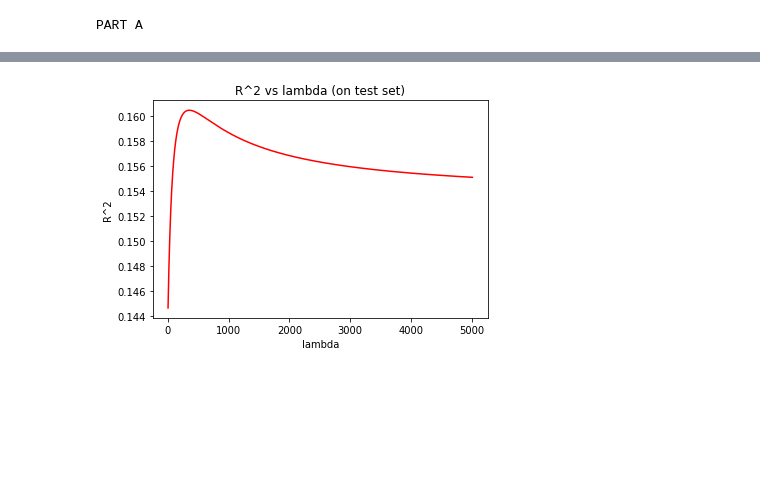
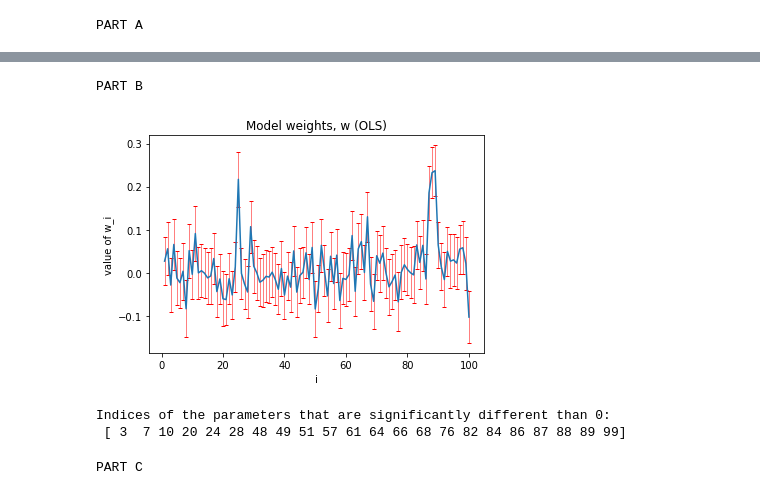
Before and after one commit to efeacer/Bilkent_EEE482_Assignments, a Jupyter notebook: Homework3_EA/Question3.ipynb, the cells around one changed output, grey strips where cells are left out. Drawn from its saved outputs; the diff is of its cells as text; code cells hidden in the pictures; blank space fills up the shorter version.

```diff
--- a/Homework3_EA/Question3.ipynb
+++ b/Homework3_EA/Question3.ipynb
@@ -194,12 +143,50 @@ plt.show()
-# %%
-lists2 = sorted(lambda_dict_test.items()) # list of tuples sorted by key
-x2, y2 = zip(*lists2) # unpack a list of pairs into two tuples
-plt.figure(figure_num)
-figure_num += 1
-plt.plot(x2, y2, color='r')
-plt.ylabel('R^2')
-plt.xlabel('lambda')
-plt.title('R^2 vs lambda (on test set)')
-plt.show()
-# %% [output]
-[figure, removed]
+# %%
+# PART B
+print('PART B')
+# %% [output]
+PART B
+# %%
+NUM_ITER = 500 # number of bootstrap iterations
+N = np.size(Yn) # number of samples
+# %%
+np.random.seed(7) # to be able to reproduce the results
+w_bootstrap_OLS = []
+for _ in range(NUM_ITER):
+    # draw N samples with replacement
+    indices = np.arange(N)
+    bootstrap_indices = np.random.choice(indices, N)
+    # genereate the respective bootstrap labels and regressors
+    y_bootstrap = Yn[bootstrap_indices]
+    X_bootstrap = Xn[bootstrap_indices]
+    w_OLS = ridge(y_bootstrap, X_bootstrap, 0)
+    w_bootstrap_OLS.append(w_OLS)
+w_bootstrap_OLS = np.array(w_bootstrap_OLS).T # now rows indicate regressors
+# %%
+x_vals = np.arange(1, 101)
+w_mean_OLS = np.mean(w_bootstrap_OLS, axis=1)
+w_std_OLS = np.std(w_bootstrap_OLS, axis=1)
+# %%
+plt.figure(figure_num)
+figure_num += 1
+plt.errorbar(x_vals, w_mean_OLS, yerr=2 * w_std_OLS, ecolor='r',
+             elinewidth=0.5, capsize=2)
+plt.title('Model weights, w (OLS)')
+plt.xlabel('i')
+plt.ylabel('value of w_i')
+plt.show(block=False)
+# %% [output]
+[figure, added]
+# %%
+z_vals = w_mean_OLS / w_std_OLS
+p_vals = 2 * (1 - norm.cdf(np.abs(z_vals)))
+significant_OLS = np.argwhere(p_vals < 0.05).flatten()
+print('Indices of the parameters that are significantly different than 0:\n',
+      significant_OLS)
+# %% [output]
+Indices of the parameters that are significantly different than 0:
+ [ 3  7 10 20 24 28 48 49 51 57 61 64 66 68 76 82 84 86 87 88 89 99]
+# %%
+# PART C
+print('PART C')
+# %% [output]
+PART C
```
Also changed, not shown: parts of 15 cells of this notebook, 5 other files.
